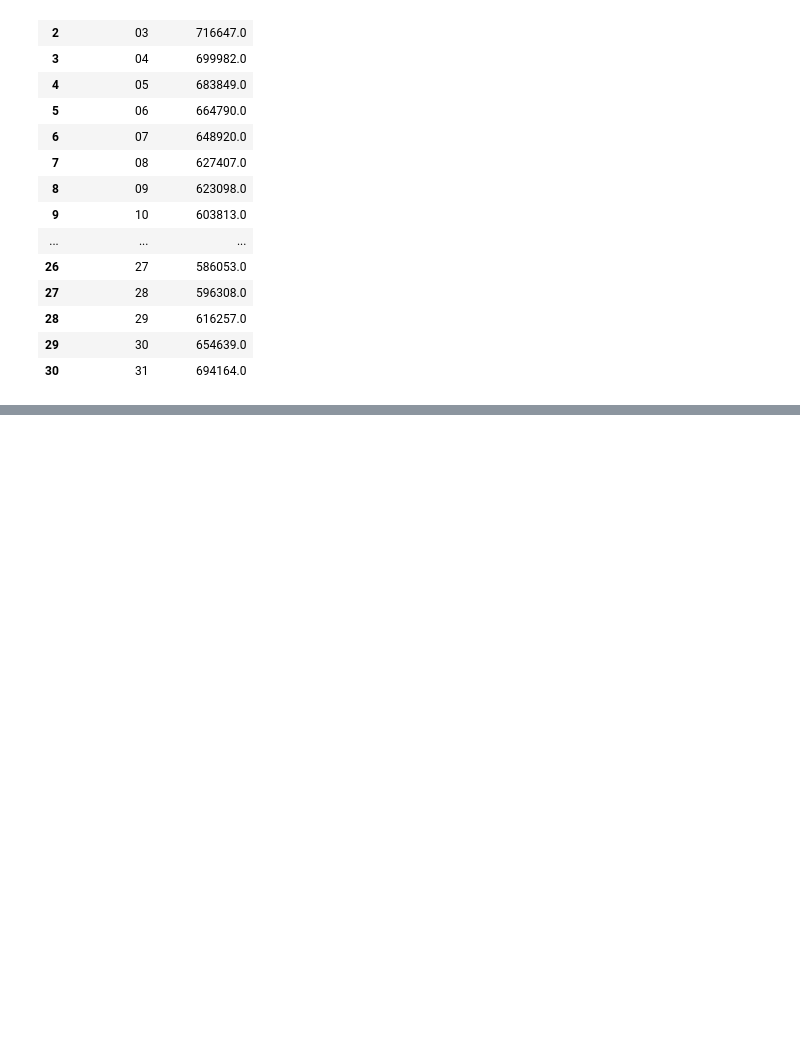
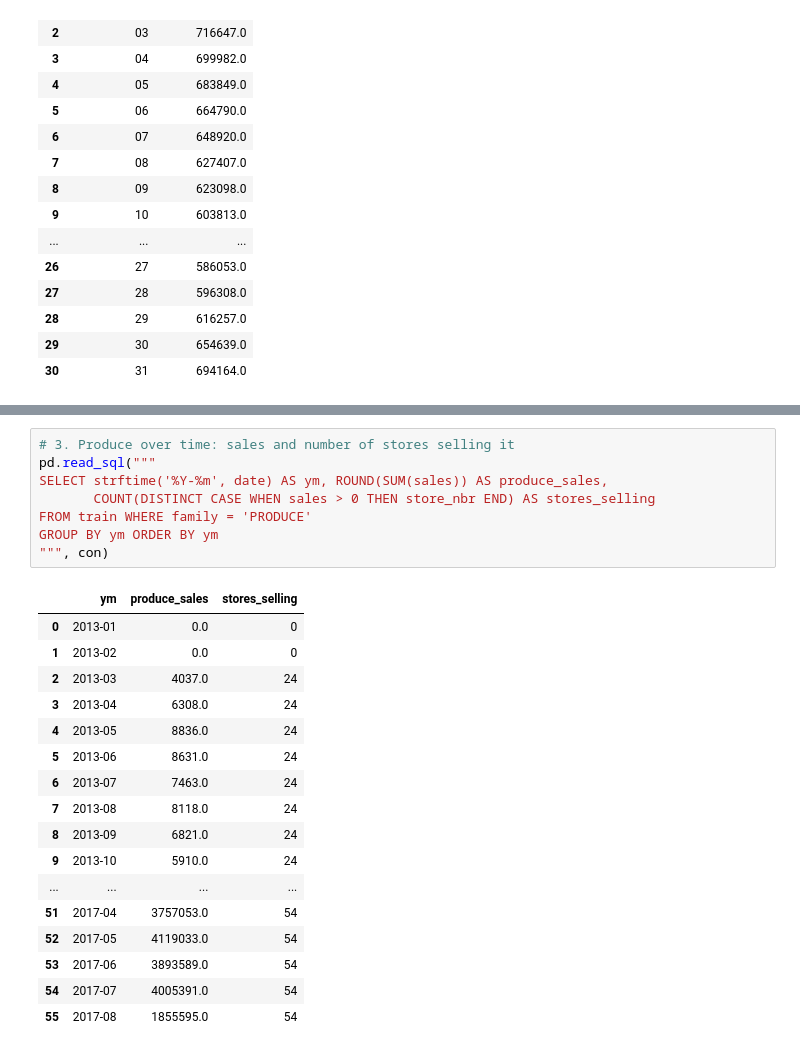
Before and after one commit to nannernick/grocery-sales-analysis, a Jupyter notebook: notebooks/02_Analysis.ipynb, the cells around one changed output, grey strips where cells are left out. Cells and saved outputs as stored; diff of their text form; blank space fills up the shorter version.

```diff
--- a/notebooks/02_Analysis.ipynb
+++ b/notebooks/02_Analysis.ipynb
@@ -90,0 +209,26 @@ GROUP BY day_of_month ORDER BY day_of_month
+# %%
+# 3. Produce over time: sales and number of stores selling it
+pd.read_sql("""
+SELECT strftime('%Y-%m', date) AS ym, ROUND(SUM(sales)) AS produce_sales,
+       COUNT(DISTINCT CASE WHEN sales > 0 THEN store_nbr END) AS stores_selling
+FROM train WHERE family = 'PRODUCE'
+GROUP BY ym ORDER BY ym
+""", con)
+# %% [output]
+|  | ym | produce_sales | stores_selling |
+| 0 | 2013-01 | 0.0 | 0 |
+| 1 | 2013-02 | 0.0 | 0 |
+| 2 | 2013-03 | 4037.0 | 24 |
+| 3 | 2013-04 | 6308.0 | 24 |
+| 4 | 2013-05 | 8836.0 | 24 |
+| 5 | 2013-06 | 8631.0 | 24 |
+| 6 | 2013-07 | 7463.0 | 24 |
+| 7 | 2013-08 | 8118.0 | 24 |
+| 8 | 2013-09 | 6821.0 | 24 |
+| 9 | 2013-10 | 5910.0 | 24 |
+| ... | ... | ... | ... |
+| 51 | 2017-04 | 3757053.0 | 54 |
+| 52 | 2017-05 | 4119033.0 | 54 |
+| 53 | 2017-06 | 3893589.0 | 54 |
+| 54 | 2017-07 | 4005391.0 | 54 |
+| 55 | 2017-08 | 1855595.0 | 54 |
```
Also changed, not shown: parts of 18 cells of this notebook, 1 other file.
